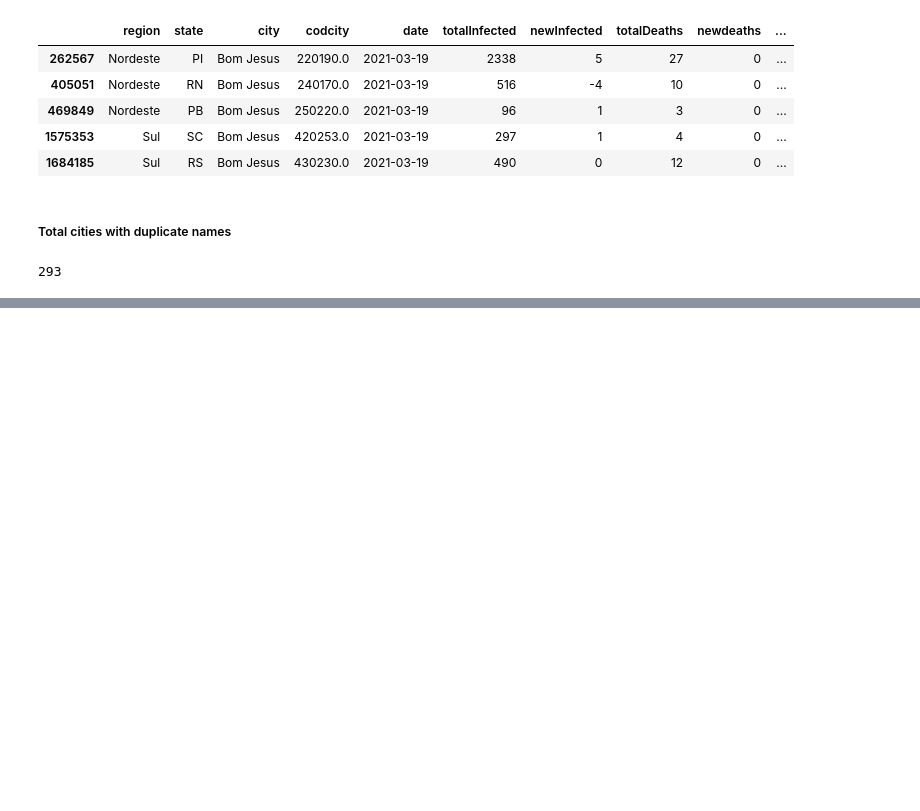
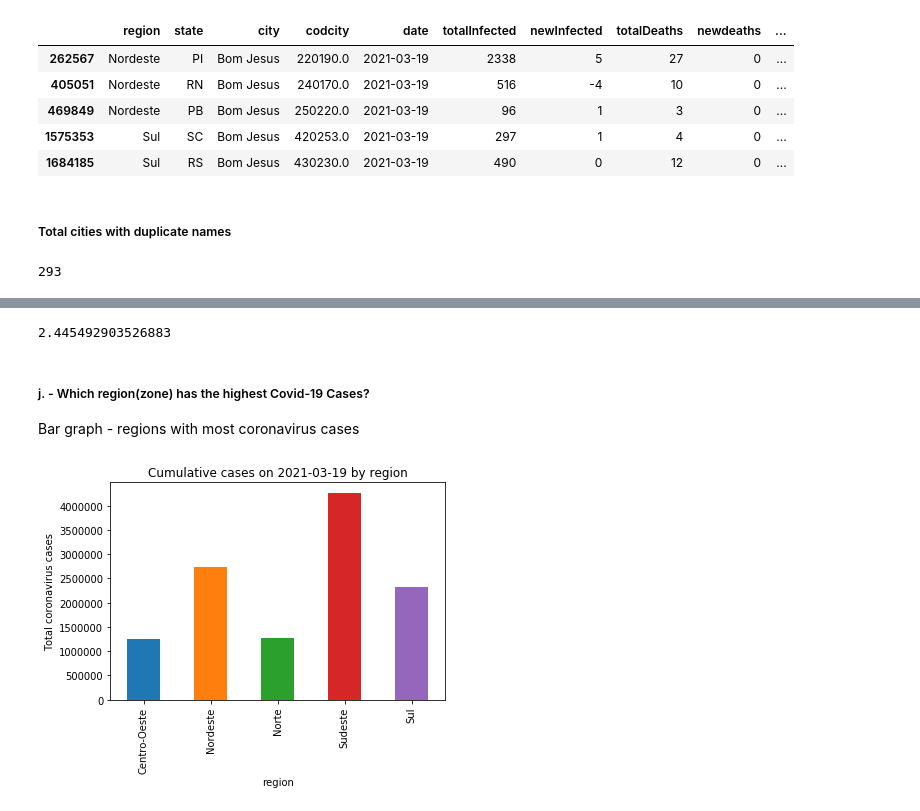
Before and after one commit to romulloferreira/BrazilCovid19_DataAnalysis, a Jupyter notebook: BrazilCovid19_DataAnalysis.ipynb, the cells around one changed output, grey strips where cells are left out. Drawn from its saved outputs; the diff is of its cells as text; code cells hidden in the pictures; blank space fills up the shorter version.

```diff
--- a/BrazilCovid19_DataAnalysis.ipynb
+++ b/BrazilCovid19_DataAnalysis.ipynb
@@ -335,0 +433,14 @@ sum(df_clean_notnull.duplicated(subset='city', keep='first'))
+# %%
+lethalityRate =  (totalDeaths * 100)/ totalInfected
+print(lethalityRate)
+# %% [output]
+2.445492903526883
+# %% [markdown]
+##### j. - Which region(zone) has the highest Covid-19 Cases?
+
+Bar graph - regions with most coronavirus cases
+# %%
+df_clean_notnull.groupby(["region"]).sum()["totalInfected"].plot(kind="bar", title="Cumulative cases on 2021-03-19 by region")
+plt.ylabel('Total coronavirus cases');
+# %% [output]
+[figure, added]
```
Also changed, not shown: parts of 48 cells of this notebook.
